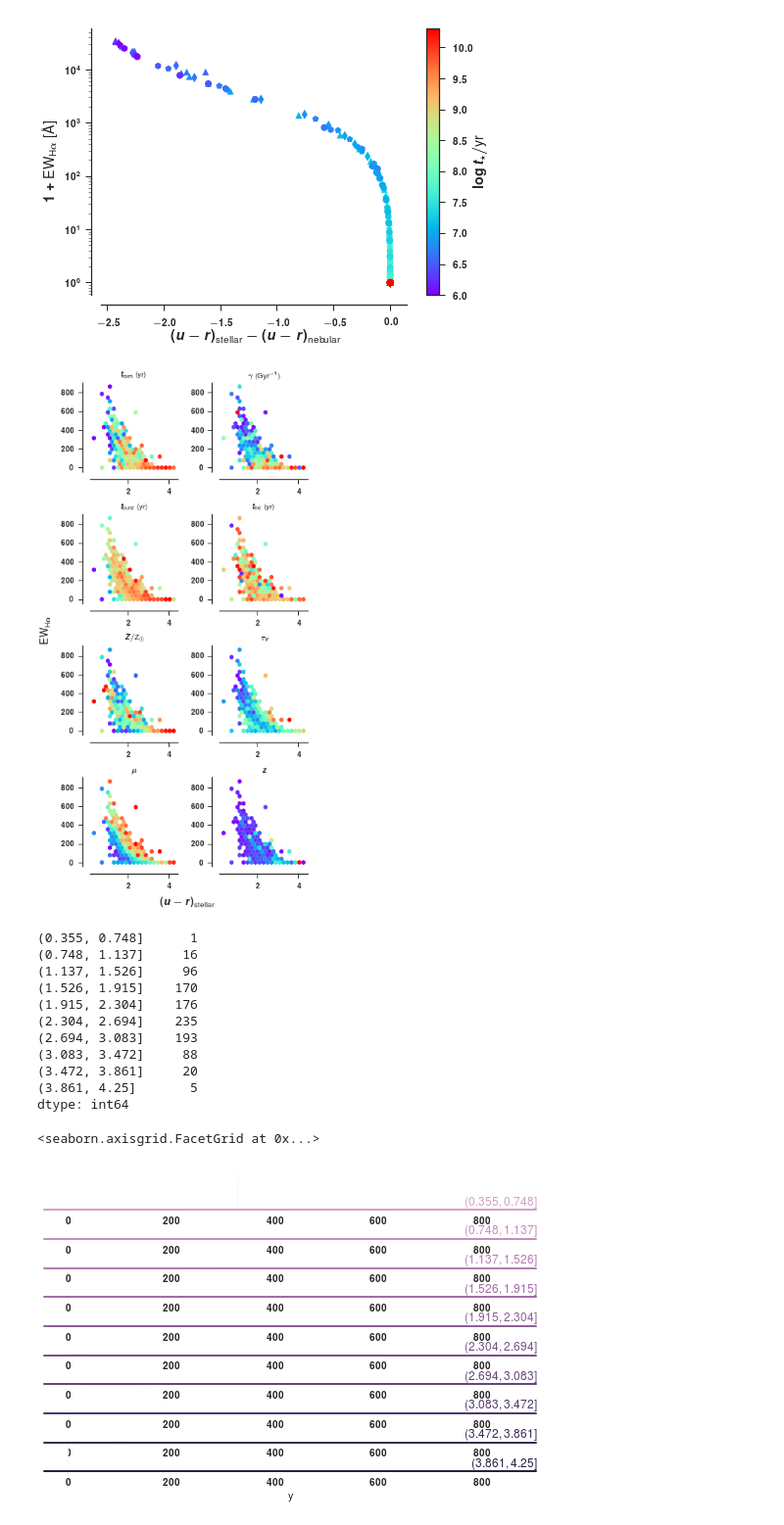
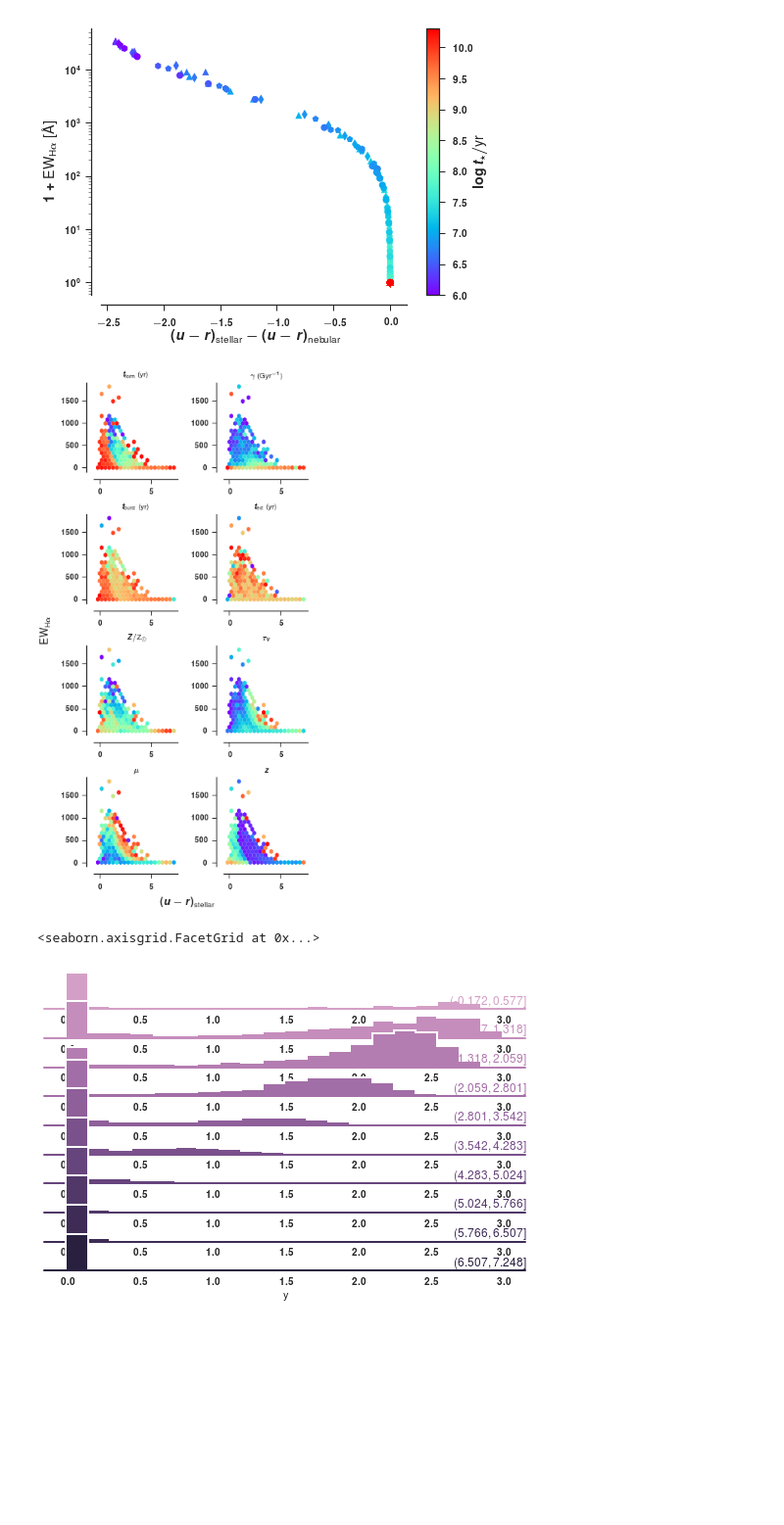
Before and after one commit to ajmejia/photo-ew, a Jupyter notebook: notebooks/proof-of-concept.ipynb, the cells around one changed output. Shown at 98% size. Saved outputs shown, nothing was run; the diff lists cells and outputs as text; code cells hidden in the pictures; blank space fills up the shorter version.

Commit message:
adding binned histograms

```diff
--- a/notebooks/proof-of-concept.ipynb
+++ b/notebooks/proof-of-concept.ipynb
@@ -47,7 +47,7 @@ for i in xrange(mask.count(False)):
 # %%
 %%time
 # prepare SSAG run
-ssag = iSSAG(size=1000)
+ssag = iSSAG(size=10000)
 # generate SSAG
 ssag.set_all_seds(emission="both")
 # extract SSPs parameters
@@ -166,12 +166,12 @@ cb.set_label(r"$\log{t_\star/\text{yr}}$", size="x-large")
 ur_neb, ur_ste, ew_neb = [], [], []
 for j in xrange(ssag.sample.index.size):
     reds = ssag.sample.redshift[j]
-    SED_neb_j = column_stack((wavelength, ssag.seds_nebular.iloc[:,j]))
-    SED_ste_j = column_stack((wavelength, ssag.seds_stellar.iloc[:,j]))
+    SED_neb_j = column_stack((wavelength*(1+reds), ssag.seds_nebular.iloc[:,j]))
+    SED_ste_j = column_stack((wavelength*(1+reds), ssag.seds_stellar.iloc[:,j]))
 
     ur_neb += [ABmag(SED_neb_j, sdss_res[ib]) - ABmag(SED_neb_j, sdss_res[jb])]
     ur_ste += [ABmag(SED_ste_j, sdss_res[ib]) - ABmag(SED_ste_j, sdss_res[jb])]
-    ew_neb += [equivalent_width(SED_neb_j, (6562,), (40,))[0]]
+    ew_neb += [equivalent_width(SED_neb_j, (6562*(1+reds),), (40*(1+reds),))[0]]
 # Compute the colour excess
 ur_neb, ur_ste, ew_neb = array(ur_neb), array(ur_ste), array(ew_neb)
 ur_exc = ur_ste - ur_neb
@@ -213,53 +213,44 @@ fig.text(0.0, 0.5, r"$\text{EW}_{\text{H}\alpha}$", size="x-large", ha="right",
 fig.tight_layout()
 # fig.savefig("img/photometric-ew.pdf", bbox_inches="tight")
 # %% [output]
-[figure, old version]
+[figure, new version]
 # %%
+x, y = ur_ste[ew_neb>0], log10(1+ew_neb[ew_neb>0])
+
 x_binned = pd.cut(x, 10)
 sr = pd.Series(y)
 gr = sr.groupby(x_binned)
-print gr.count()
+# print gr.count()
 sg = pd.DataFrame()
 for name in sorted(gr.groups):
     sg = sg.append(pd.DataFrame({"bin": name, "y": gr.get_group(name)}), ignore_index=True)
 
 sns.set(style="white", rc={"axes.facecolor": (0, 0, 0, 0)})
 pal = sns.cubehelix_palette(10, rot=.25, light=.7)
-g = sns.FacetGrid(sg, row="bin", hue="bin", aspect=15, size=.5, palette=pal)
+g = sns.FacetGrid(sg, row="bin", hue="bin", aspect=15, size=.5, palette=pal, sharey=False)
 
-g.map(sns.kdeplot, "y", clip_on=False, shade=True, alpha=1, lw=1.5, bw=.2)
-g.map(sns.kdeplot, "y", clip_on=False, color="w", lw=2, bw=.2)
-# g.map(plt.hist, "y", bins=20, range=(0, 800), histtype="stepfilled", lw=1.5)
-# g.map(plt.hist, "y", bins=20, range=(0, 800), histtype="step", color="w", lw=2)
+# g.map(sns.kdeplot, "y", clip_on=False, shade=True, alpha=1, lw=1.5, bw=.2)
+# g.map(sns.kdeplot, "y", clip_on=False, color="w", lw=2, bw=.2)
+g.map(plt.hist, "y", bins=20, range=(0, 3), histtype="stepfilled", lw=1.5)
+g.map(plt.hist, "y", bins=20, range=(0, 3), histtype="step", color="w", lw=2)
 g.map(plt.axhline, y=0, lw=2, clip_on=False)
 
 # Define and use a simple function to label the plot in axes coordinates
 def label(x, color, label):
     ax = plt.gca()
     ax.text(1.0, 0.2, label, fontweight="bold", color=color,
             ha="right", va="center", transform=ax.transAxes)
 
 g.map(label, "y")
 # for ax in g.axes.ravel()[:-1]: ax.set_xticks([])
 
 # Set the subplots to overlap
 g.fig.subplots_adjust(hspace=-.25)
 
 # Remove axes details that don't play will with overlap
 g.set_titles("")
 g.set(yticks=[])
 g.despine(bottom=True, left=True)
 # %% [output]
-(0.355, 0.748]      1
-(0.748, 1.137]     16
-(1.137, 1.526]     96
-(1.526, 1.915]    170
-(1.915, 2.304]    176
-(2.304, 2.694]    235
-(2.694, 3.083]    193
-(3.083, 3.472]     88
-(3.472, 3.861]     20
-(3.861, 4.25]       5
-dtype: int64
+<seaborn.axisgrid.FacetGrid at 0x...>
-<seaborn.axisgrid.FacetGrid at 0x...>
-[figure, old version]
+[figure, new version]
```
Also changed, not shown: parts of 3 cells of this notebook.
